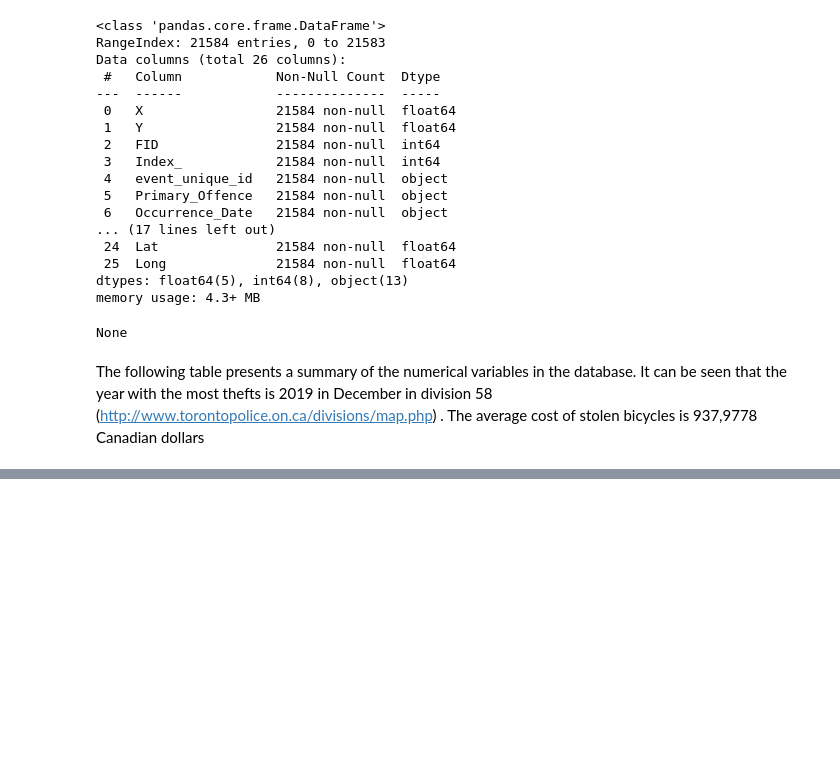
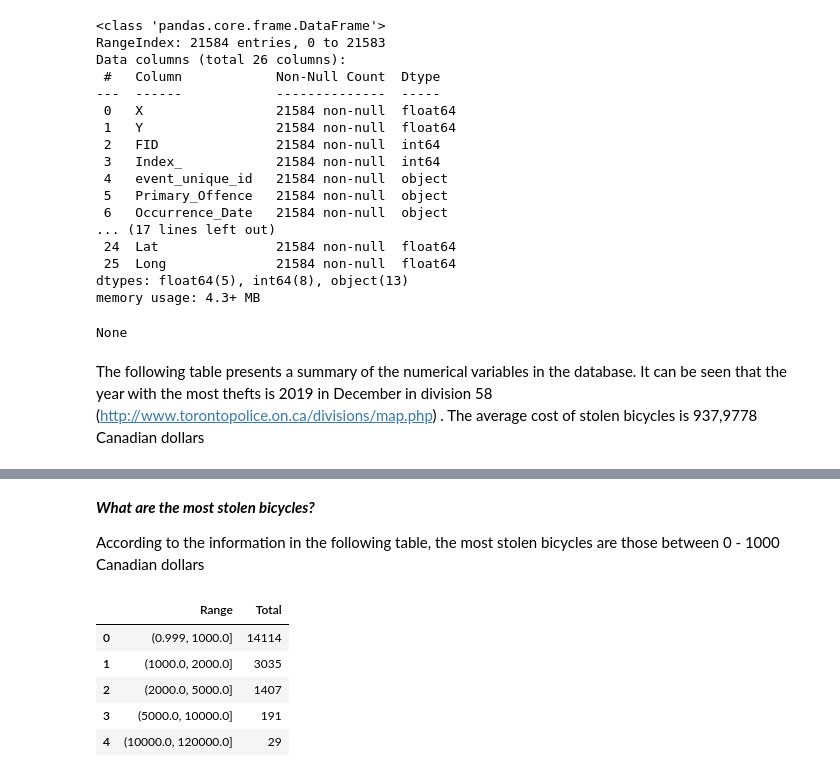
Before and after one commit to TEAM-IMT/bikes-theft-model, a Jupyter notebook: Codigos/Bicycle Thefts_Toronto.ipynb, the cells around one changed output, grey strips where cells are left out. Saved outputs shown, nothing was run; the diff lists cells and outputs as text; code cells hidden in the pictures; blank space fills up the shorter version.

```diff
--- a/Codigos/Bicycle Thefts_Toronto.ipynb
+++ b/Codigos/Bicycle Thefts_Toronto.ipynb
@@ -276,0 +310,17 @@ fig.show()
+# %% [markdown]
+***What are the most stolen bicycles?***
+
+According to the information in the following table, the most stolen bicycles are those between 0 - 1000 Canadian dollars
+# %%
+bins = [1, 1000, 2000, 5000, 10000, 120000]
+aux=data_bikes[data_bikes['Status']=='STOLEN']
+aux_2=aux['Cost_of_Bike'].value_counts(bins=bins, sort=False)
+aux_3=pd.DataFrame(aux_2).reset_index().rename(columns={'index':'Range','Cost_of_Bike':'Total'})
+aux_3
+# %% [output]
+|  | Range | Total |
+| 0 | (0.999, 1000.0] | 14114 |
+| 1 | (1000.0, 2000.0] | 3035 |
+| 2 | (2000.0, 5000.0] | 1407 |
+| 3 | (5000.0, 10000.0] | 191 |
+| 4 | (10000.0, 120000.0] | 29 |
```
Also changed, not shown: parts of 14 cells of this notebook.
